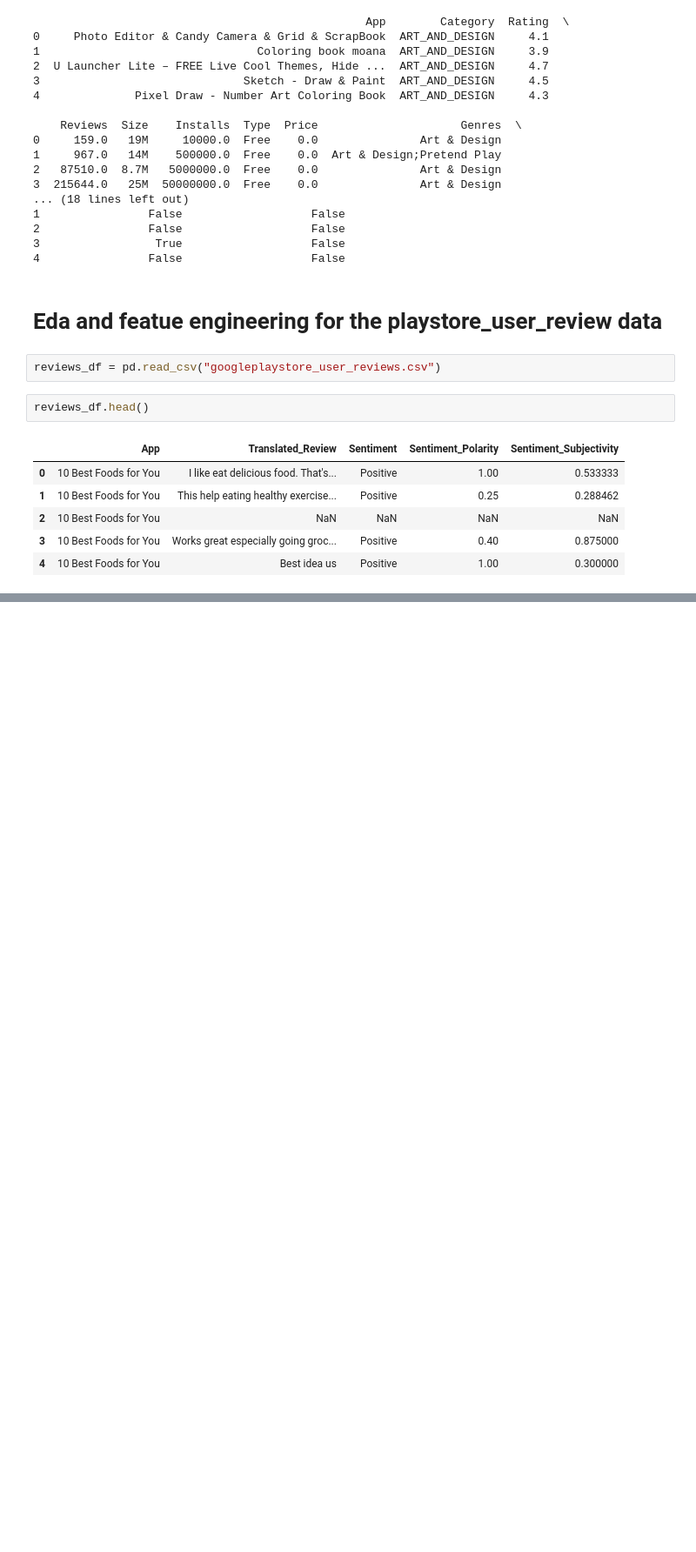
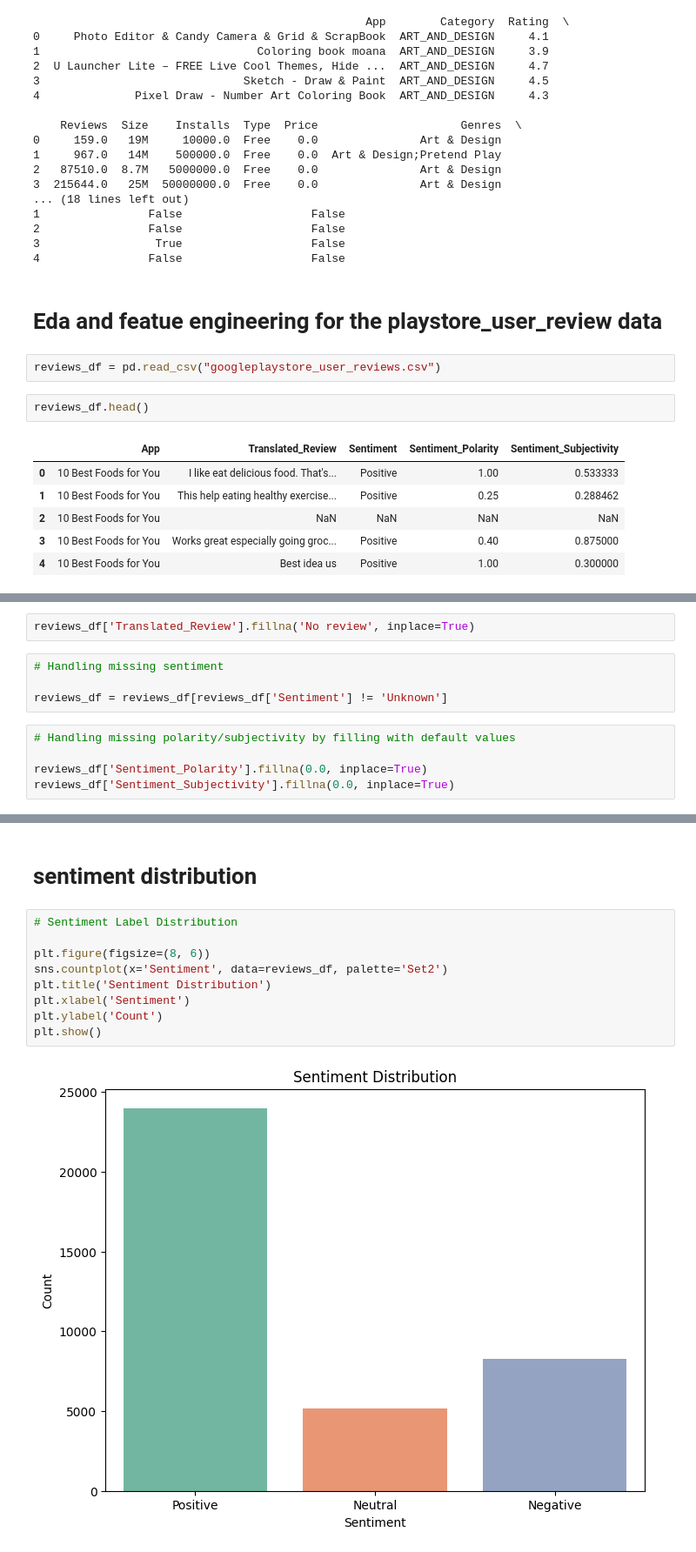
Before and after one commit to ashokrawatt/New-ML-Project, a Jupyter notebook: notebook/EDA.ipynb, the cells around one changed output, grey strips where cells are left out. Shown: that part at 87% size. Saved outputs shown, nothing was run; the diff lists cells and outputs as text; blank space fills up the shorter version.

```diff
--- a/notebook/EDA.ipynb
+++ b/notebook/EDA.ipynb
@@ -175,0 +185,11 @@ reviews_df.head()
+# %%
+reviews_df['Translated_Review'].fillna('No review', inplace=True)
+# %%
+# Handling missing sentiment
+
+reviews_df = reviews_df[reviews_df['Sentiment'] != 'Unknown']
+# %%
+# Handling missing polarity/subjectivity by filling with default values
+
+reviews_df['Sentiment_Polarity'].fillna(0.0, inplace=True)
+reviews_df['Sentiment_Subjectivity'].fillna(0.0, inplace=True)
@@ -175,0 +205,13 @@ reviews_df.head()
+# %% [markdown]
+# sentiment distribution
+# %%
+# Sentiment Label Distribution
+
+plt.figure(figsize=(8, 6))
+sns.countplot(x='Sentiment', data=reviews_df, palette='Set2')
+plt.title('Sentiment Distribution')
+plt.xlabel('Sentiment')
+plt.ylabel('Count')
+plt.show()
+# %% [output]
+[figure, added]
```
Also changed, not shown: parts of 25 cells of this notebook.
